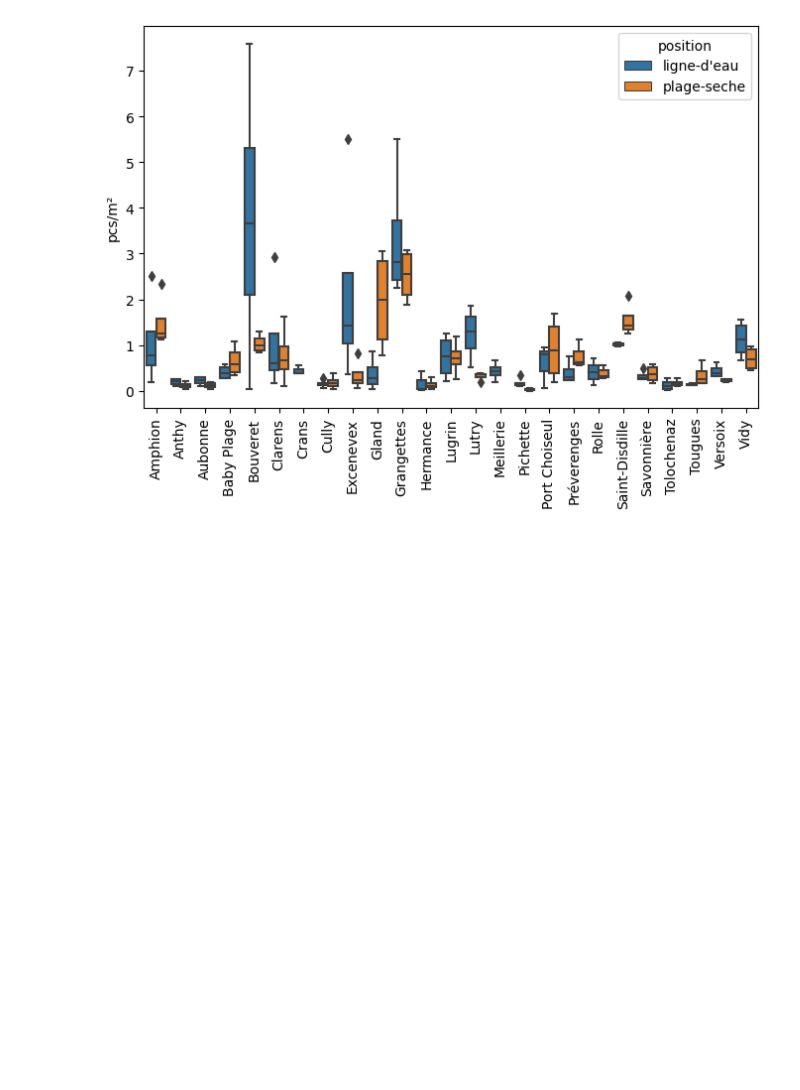
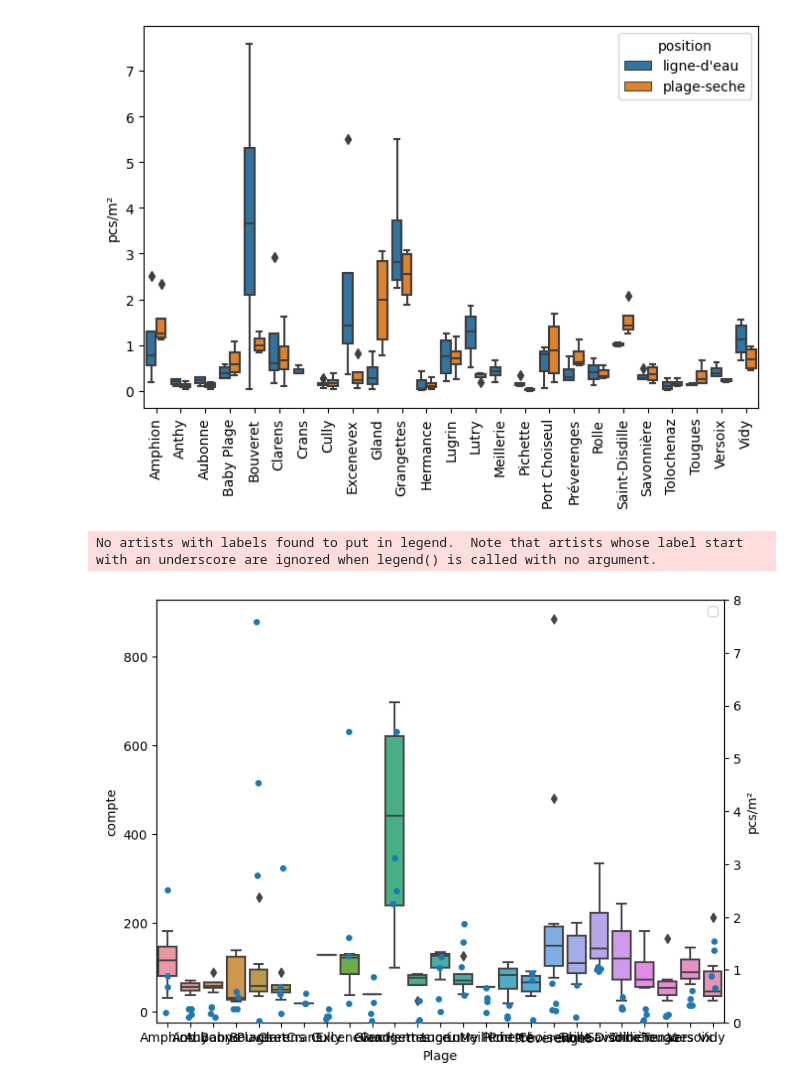
Before and after one commit to AssociationSauvegardeLeman/plastock, a Jupyter notebook: macro_summary.ipynb, the cells around one changed output. Cells and saved outputs as stored; diff of their text form; code cells hidden in the pictures; blank space fills up the shorter version.

Commit message:
test build with macro attributes and position

```diff
--- a/macro_summary.ipynb
+++ b/macro_summary.ipynb
@@ -350,3 +350,22 @@ ax.set_xlabel("")
 plt.show()
 # %% [output]
 [figure]
+# %%
+w_data = pd.read_csv("data/end_pipe/long_form_micro.csv")
+sample_totals = w_data.groupby(["Plage","echantillon", "position"], as_index=False).compte.sum()
+# %%
+fig, ax = plt.subplots(figsize=(8,6))
+
+d2 = position_totals[position_totals.position == "ligne-d'eau"]
+
+ax2 = ax.twinx()
+ax2.set_ylim(0, 8)
+
+sns.boxplot(data=sample_totals[sample_totals.position == 1], x="Plage", y="compte", ax=ax)
+sns.stripplot(data=d2, x="Plage", y="pcs/m²", ax=ax2)
+plt.legend()
+
+plt.show()
+# %% [output]
+No artists with labels found to put in legend.  Note that artists whose label start with an underscore are ignored when legend() is called with no argument.
+[figure, added]
```
Also changed, not shown: parts of 1 cell of this notebook, 46 other files.
